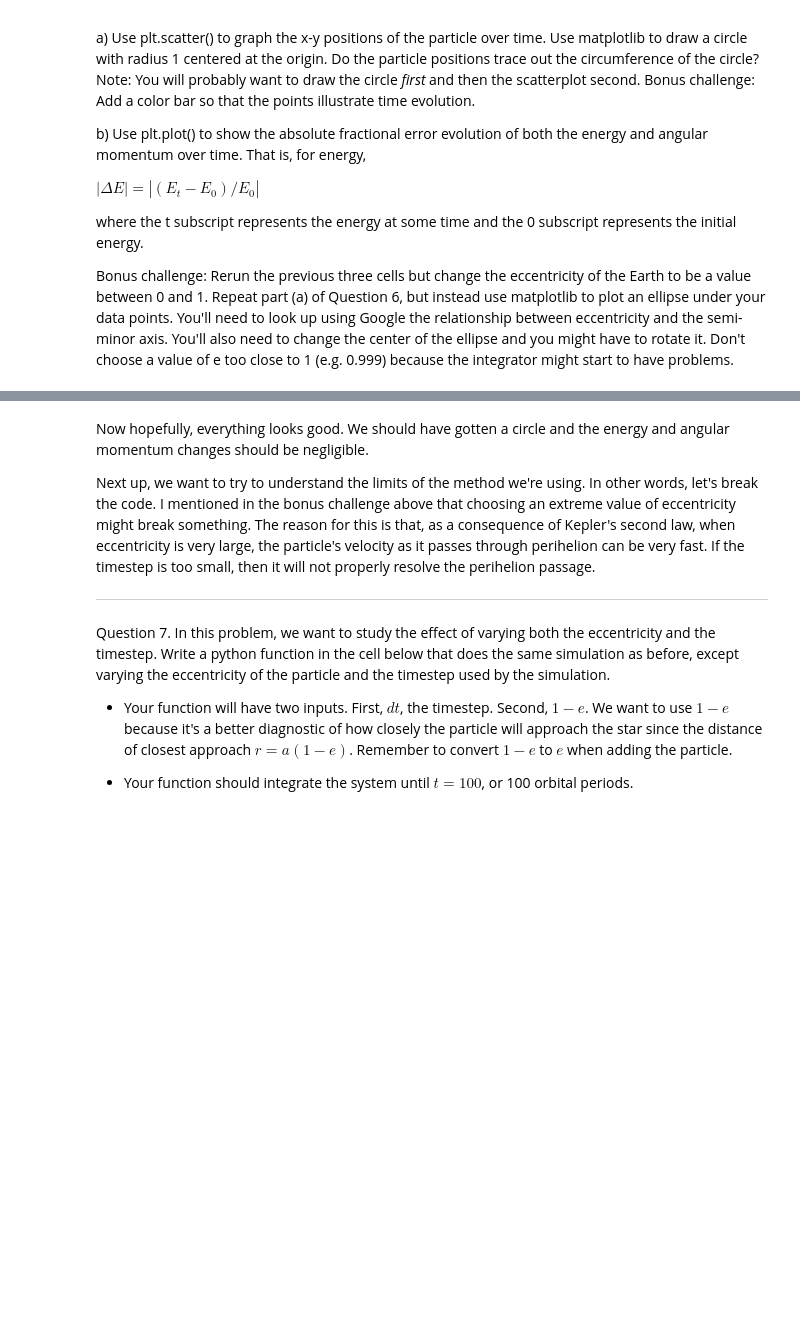
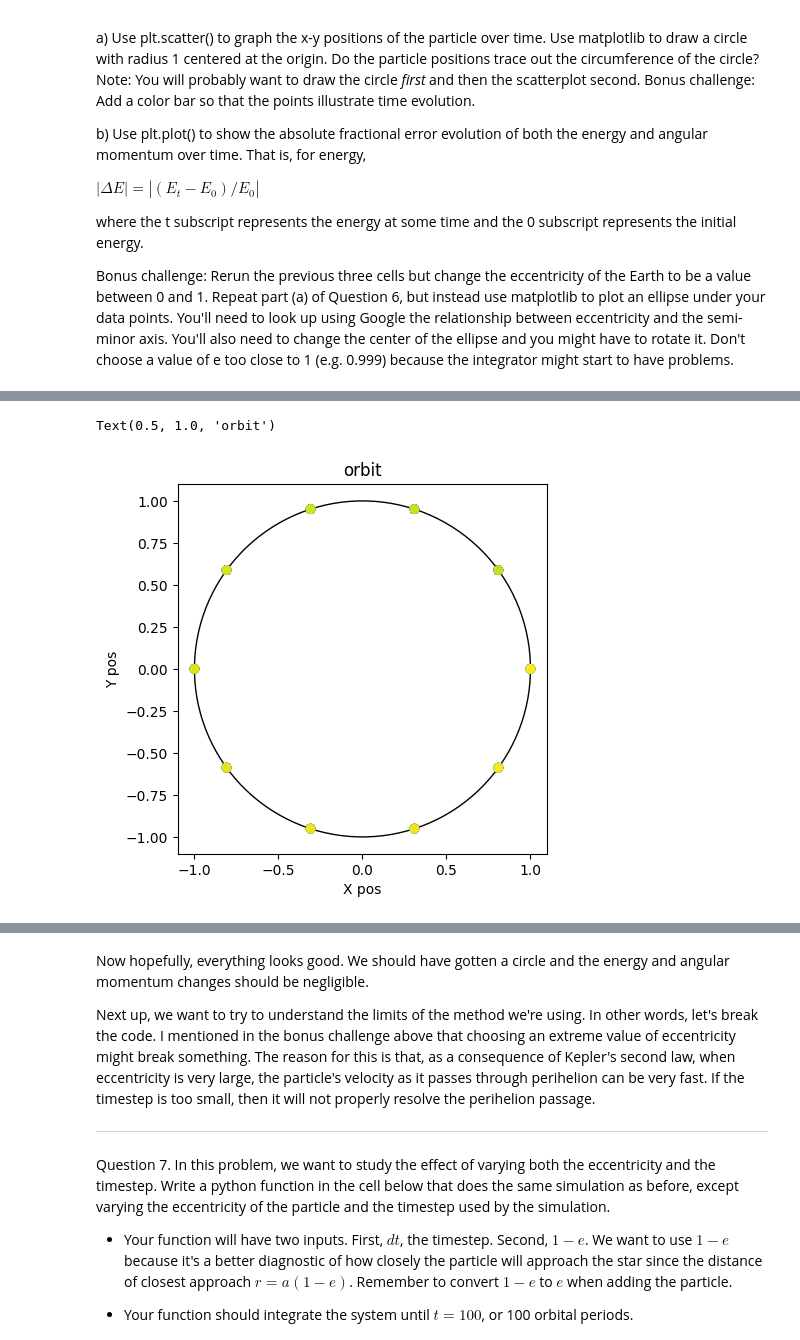
Before and after one commit to CIERA-Northwestern/REACHpy, a Jupyter notebook: Projects/SimulatingPlanetarySystems/SimulatingPlanetarySystems.ipynb, the cells around one changed output, grey strips where cells are left out. Saved outputs shown, nothing was run; the diff lists cells and outputs as text; code cells hidden in the pictures; blank space fills up the shorter version.

```diff
--- a/Projects/SimulatingPlanetarySystems/SimulatingPlanetarySystems.ipynb
+++ b/Projects/SimulatingPlanetarySystems/SimulatingPlanetarySystems.ipynb
@@ -190,3 +358,12 @@ Bonus challenge: Rerun the previous three cells but change the eccentricity of t
 # %%
 fig,ax = plt.subplots()
 ax.add_patch(plt.Circle((0,0),radius=1,fill=False)) # plotting the circle
+plt.scatter(xs, ys, c=times, vmin=0, vmax=10)
+
+ax.set_aspect('equal')
+ax.set_xlabel('X pos')
+ax.set_ylabel('Y pos')
+ax.set_title('orbit')
+# %% [output]
+Text(0.5, 1.0, 'orbit')
+[figure, added]
```
Also changed, not shown: parts of 41 cells of this notebook.
